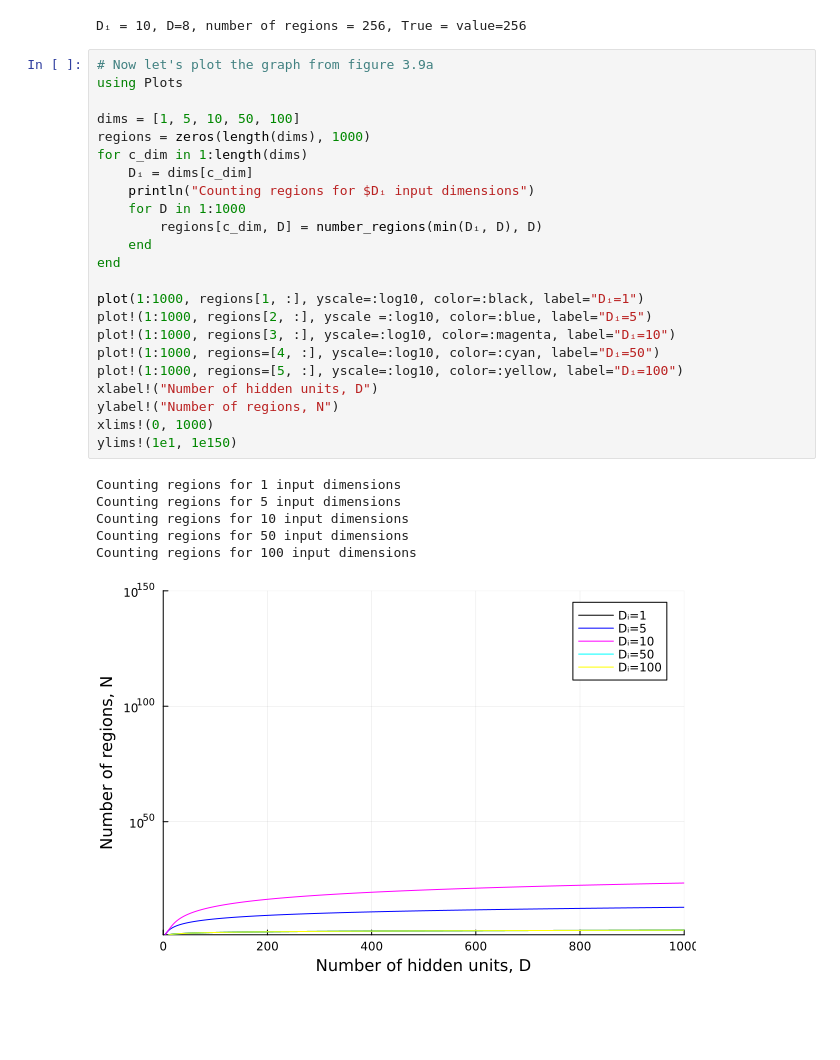
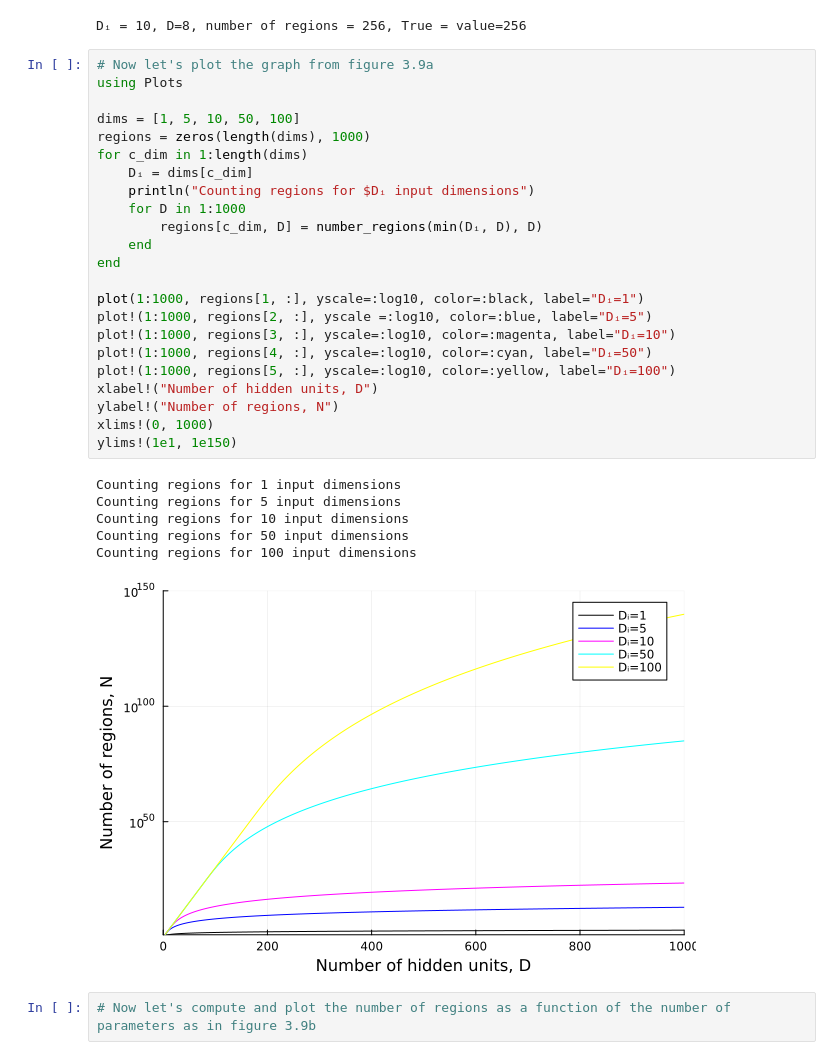
Before and after one commit to mirajcs/udl-julia, a Jupyter notebook: 3_3_Shallow_Network_Regions.ipynb, the cells around one changed output. Cells and saved outputs as stored; diff of their text form; blank space fills up the shorter version.

```diff
--- a/3_3_Shallow_Network_Regions.ipynb
+++ b/3_3_Shallow_Network_Regions.ipynb
@@ -40,30 +40,32 @@ Dᵢ = 10, D=8, number of regions = 256, True = value=256
 # %%
 # Now let's plot the graph from figure 3.9a
 using Plots
 
 dims = [1, 5, 10, 50, 100]
 regions = zeros(length(dims), 1000)
 for c_dim in 1:length(dims)
     Dᵢ = dims[c_dim]
     println("Counting regions for $Dᵢ input dimensions")
     for D in 1:1000
         regions[c_dim, D] = number_regions(min(Dᵢ, D), D)
     end
 end
 
 plot(1:1000, regions[1, :], yscale=:log10, color=:black, label="Dᵢ=1")
 plot!(1:1000, regions[2, :], yscale =:log10, color=:blue, label="Dᵢ=5")
 plot!(1:1000, regions[3, :], yscale=:log10, color=:magenta, label="Dᵢ=10")
-plot!(1:1000, regions=[4, :], yscale=:log10, color=:cyan, label="Dᵢ=50")
-plot!(1:1000, regions=[5, :], yscale=:log10, color=:yellow, label="Dᵢ=100")
+plot!(1:1000, regions[4, :], yscale=:log10, color=:cyan, label="Dᵢ=50")
+plot!(1:1000, regions[5, :], yscale=:log10, color=:yellow, label="Dᵢ=100")
 xlabel!("Number of hidden units, D")
 ylabel!("Number of regions, N")
 xlims!(0, 1000)
 ylims!(1e1, 1e150)
 # %% [output]
 Counting regions for 1 input dimensions
 Counting regions for 5 input dimensions
 Counting regions for 10 input dimensions
 Counting regions for 50 input dimensions
 Counting regions for 100 input dimensions
-[figure, old version]
+[figure, new version]
+# %%
+# Now let's compute and plot the number of regions as a function of the number of parameters as in figure 3.9b
```
